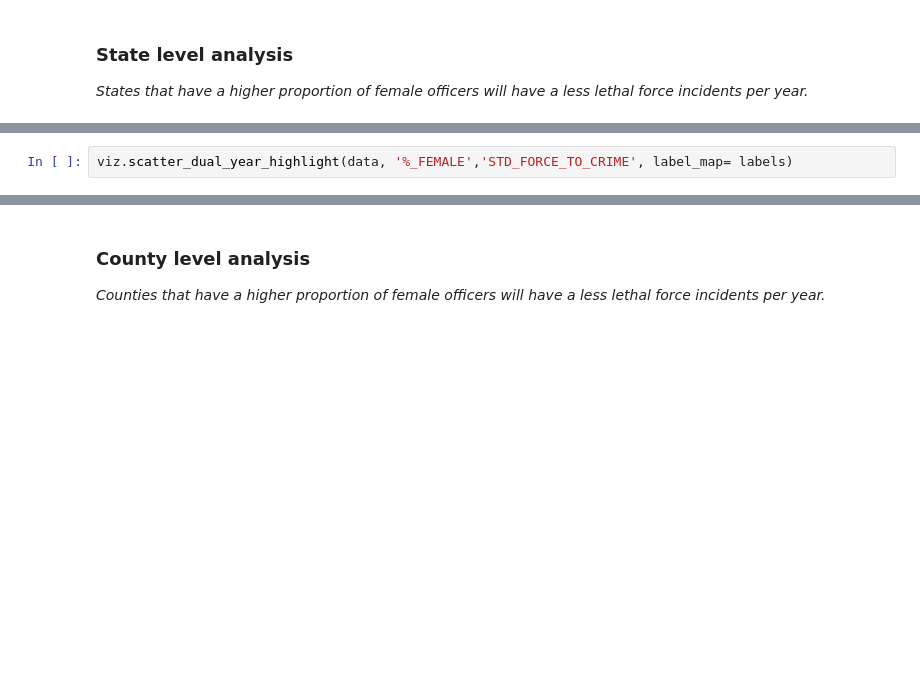
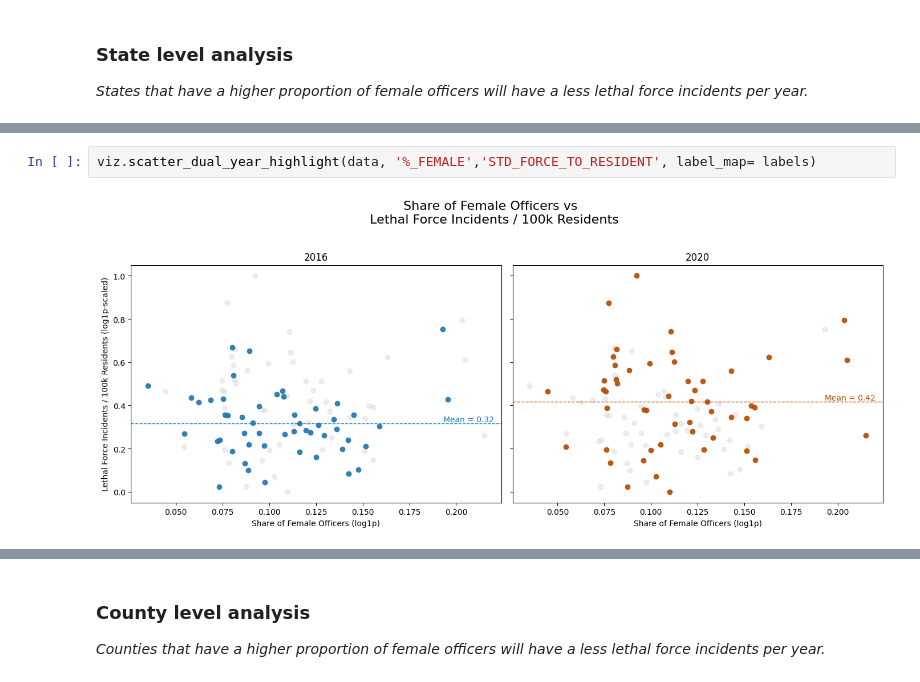
Before and after one commit to manuelarodr/IS597FinalProject, a Jupyter notebook: data_analysis.ipynb, the cells around one changed output, grey strips where cells are left out. Saved outputs shown, nothing was run; the diff lists cells and outputs as text; blank space fills up the shorter version.

```diff
--- a/data_analysis.ipynb
+++ b/data_analysis.ipynb
@@ -36,2 +64,4 @@ viz.scatter_dual_year_highlight(data, '%_FEMALE','STD_FORCE_TO_CRIME', label_map
 # %%
-viz.scatter_dual_year_highlight(data, '%_FEMALE','STD_FORCE_TO_CRIME', label_map= labels)
+viz.scatter_dual_year_highlight(data, '%_FEMALE','STD_FORCE_TO_RESIDENT', label_map= labels)
+# %% [output]
+[figure, added]
```
Also changed, not shown: parts of 25 cells of this notebook, 2 other files.
